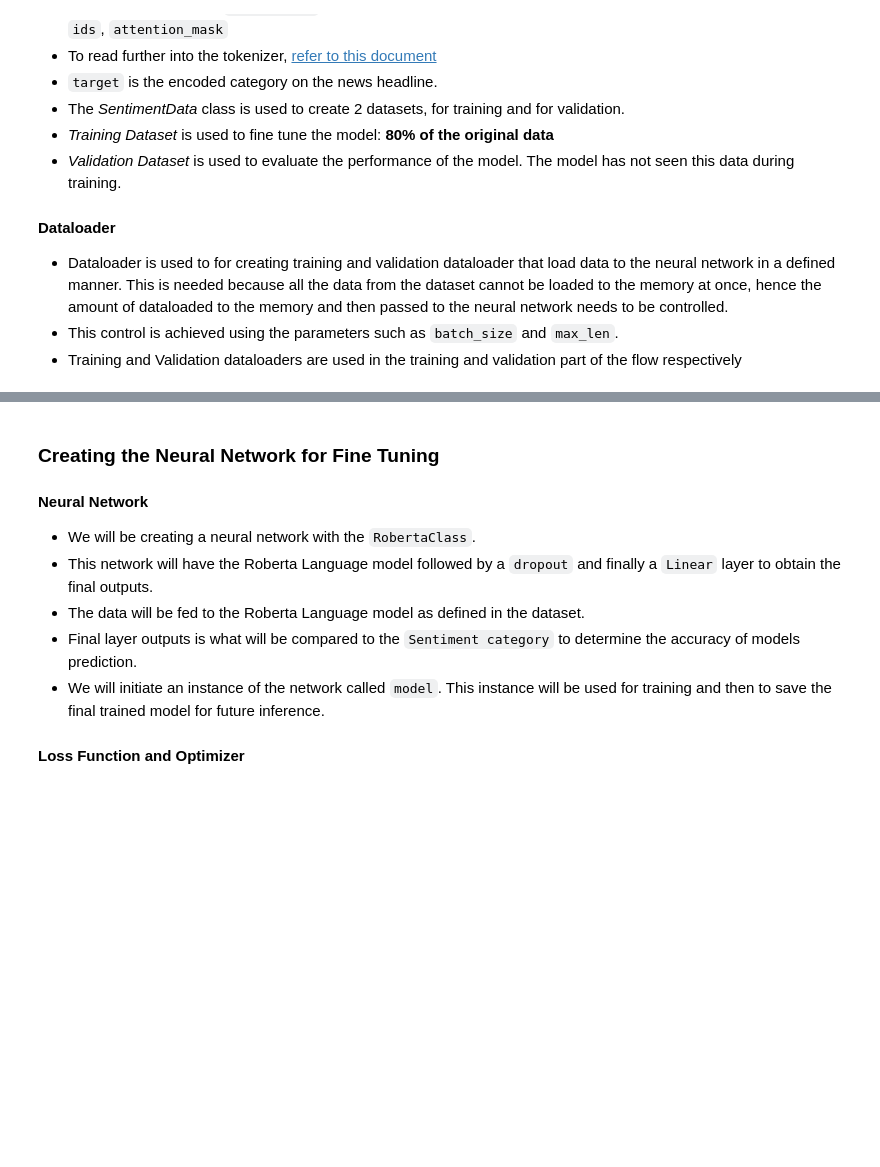
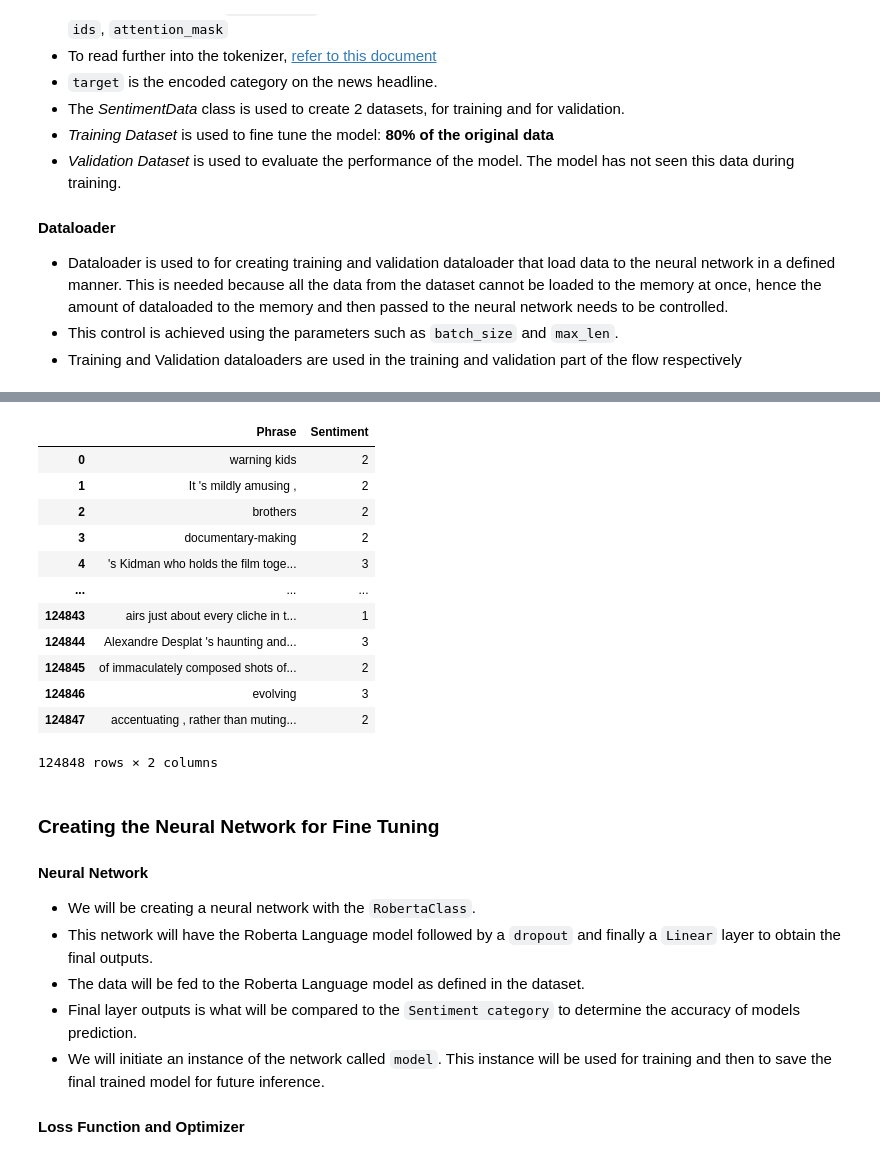
Before and after one commit to pln-fing-udelar/news-processor, a Jupyter notebook: eval_tasks/sentiment_analysis/1-roberta_sentyment_poc/sentiment_analysis_using_roberta.ipynb, the cells around one changed output, grey strips where cells are left out. Saved outputs shown, nothing was run; the diff lists cells and outputs as text; code cells hidden in the pictures; blank space fills up the shorter version.

```diff
--- a/eval_tasks/sentiment_analysis/notibert/sentiment_analysis_using_notibert-600K.ipynb
+++ b/eval_tasks/sentiment_analysis/1-roberta_sentyment_poc/sentiment_analysis_using_roberta.ipynb
@@ -258,3 +207,19 @@ TEST Dataset: (440, 2)
+# %%
+train_data
+# %% [output]
+|  | Phrase | Sentiment |
+| 0 | warning kids | 2 |
+| 1 | It 's mildly amusing , | 2 |
+| 2 | brothers | 2 |
+| 3 | documentary-making | 2 |
+| 4 | 's Kidman who holds the film toge... | 3 |
+| ... | ... | ... |
+| 124843 | airs just about every cliche in t... | 1 |
+| 124844 | Alexandre Desplat 's haunting and... | 3 |
+| 124845 | of immaculately composed shots of... | 2 |
+| 124846 | evolving | 3 |
+| 124847 | accentuating , rather than muting... | 2 |
+124848 rows × 2 columns
 # %%
 train_params = {'batch_size': TRAIN_BATCH_SIZE,
                 'shuffle': True,
```
Also changed, not shown: parts of 28 cells of this notebook, 13 other files.
